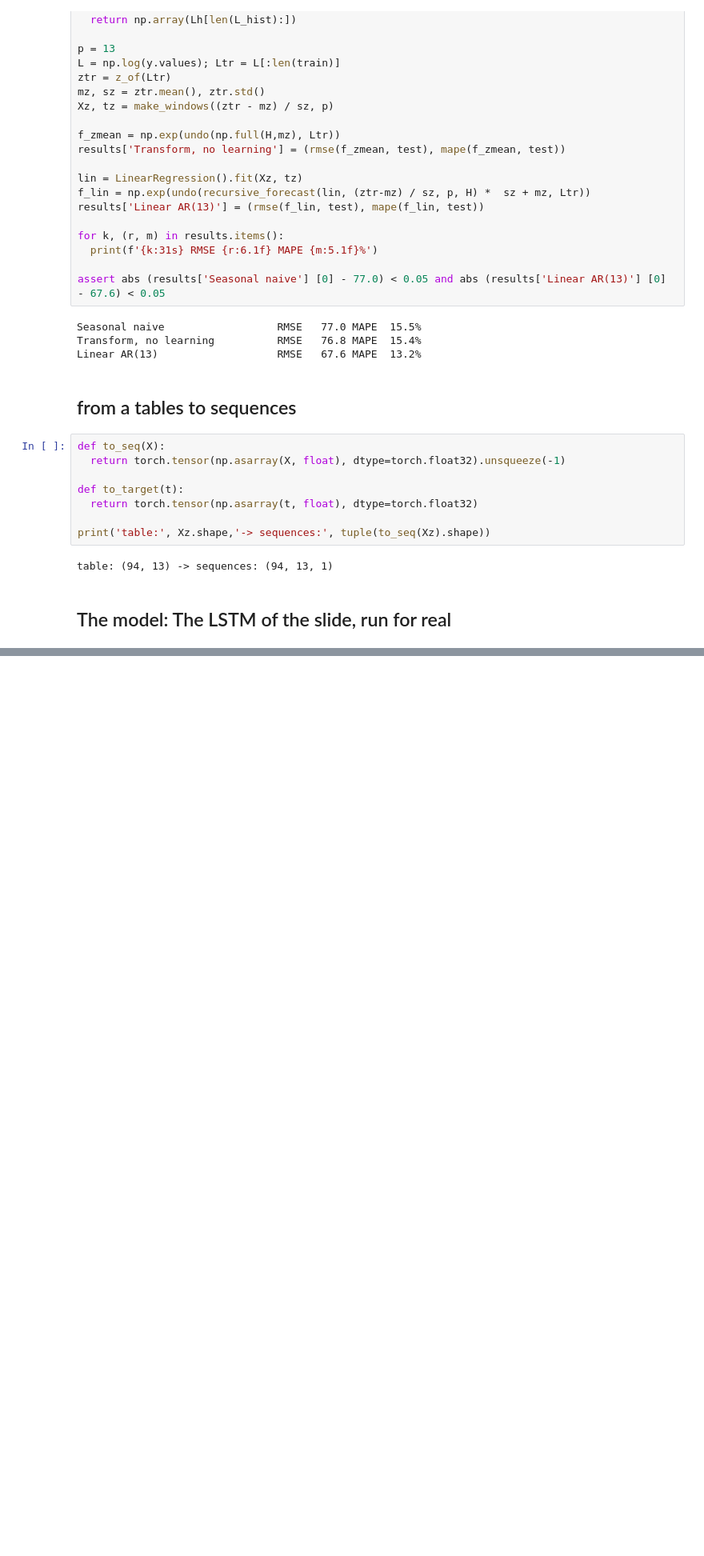
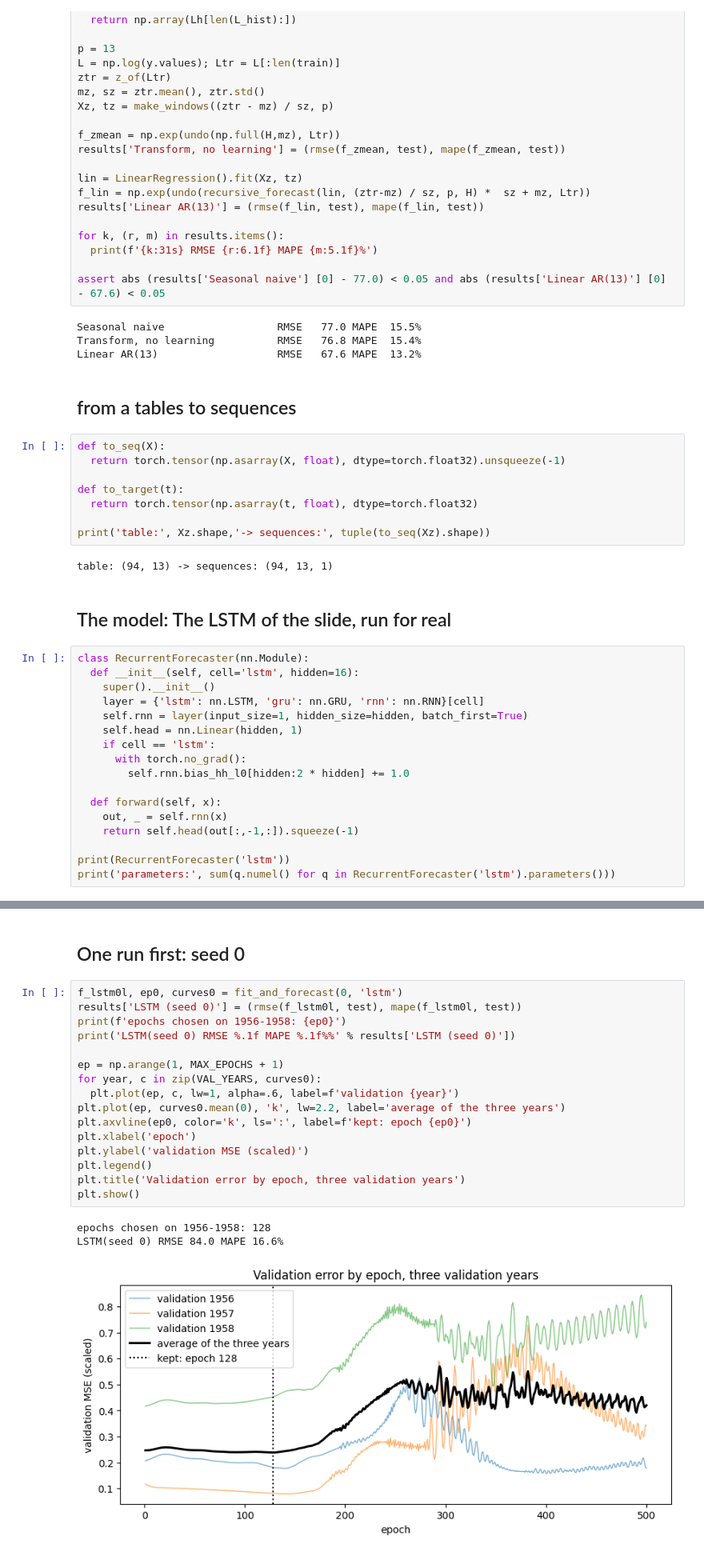
Before and after one commit to Kei300/P2-IA-Python-Libraries-Statistics, a Jupyter notebook: 6_LSTM_AirPassengers.ipynb, the cells around one changed output, grey strips where cells are left out. Shown at 80% size. Cells and saved outputs as stored; diff of their text form; blank space fills up the shorter version.

```diff
--- a/6_LSTM_AirPassengers.ipynb
+++ b/6_LSTM_AirPassengers.ipynb
@@ -90,3 +92,20 @@ print('table:', Xz.shape,'-> sequences:', tuple(to_seq(Xz).shape))
 table: (94, 13) -> sequences: (94, 13, 1)
 # %% [markdown]
 ## The model: The LSTM of the slide, run for real
+# %%
+class RecurrentForecaster(nn.Module):
+  def __init__(self, cell='lstm', hidden=16):
+    super().__init__()
+    layer = {'lstm': nn.LSTM, 'gru': nn.GRU, 'rnn': nn.RNN}[cell]
+    self.rnn = layer(input_size=1, hidden_size=hidden, batch_first=True)
+    self.head = nn.Linear(hidden, 1)
+    if cell == 'lstm':
+      with torch.no_grad():
+        self.rnn.bias_hh_l0[hidden:2 * hidden] += 1.0
+
+  def forward(self, x):
+    out, _ = self.rnn(x)
+    return self.head(out[:,-1,:]).squeeze(-1)
+
+print(RecurrentForecaster('lstm'))
+print('parameters:', sum(q.numel() for q in RecurrentForecaster('lstm').parameters()))
@@ -92,0 +188,22 @@ table: (94, 13) -> sequences: (94, 13, 1)
+# %% [markdown]
+## One run first: seed 0
+# %%
+f_lstm0l, ep0, curves0 = fit_and_forecast(0, 'lstm')
+results['LSTM (seed 0)'] = (rmse(f_lstm0l, test), mape(f_lstm0l, test))
+print(f'epochs chosen on 1956-1958: {ep0}')
+print('LSTM(seed 0) RMSE %.1f MAPE %.1f%%' % results['LSTM (seed 0)'])
+
+ep = np.arange(1, MAX_EPOCHS + 1)
+for year, c in zip(VAL_YEARS, curves0):
+  plt.plot(ep, c, lw=1, alpha=.6, label=f'validation {year}')
+plt.plot(ep, curves0.mean(0), 'k', lw=2.2, label='average of the three years')
+plt.axvline(ep0, color='k', ls=':', label=f'kept: epoch {ep0}')
+plt.xlabel('epoch')
+plt.ylabel('validation MSE (scaled)')
+plt.legend()
+plt.title('Validation error by epoch, three validation years')
+plt.show()
+# %% [output]
+epochs chosen on 1956-1958: 128
+LSTM(seed 0) RMSE 84.0 MAPE 16.6%
+[figure, added]
```
Also changed, not shown: parts of 10 cells of this notebook.
